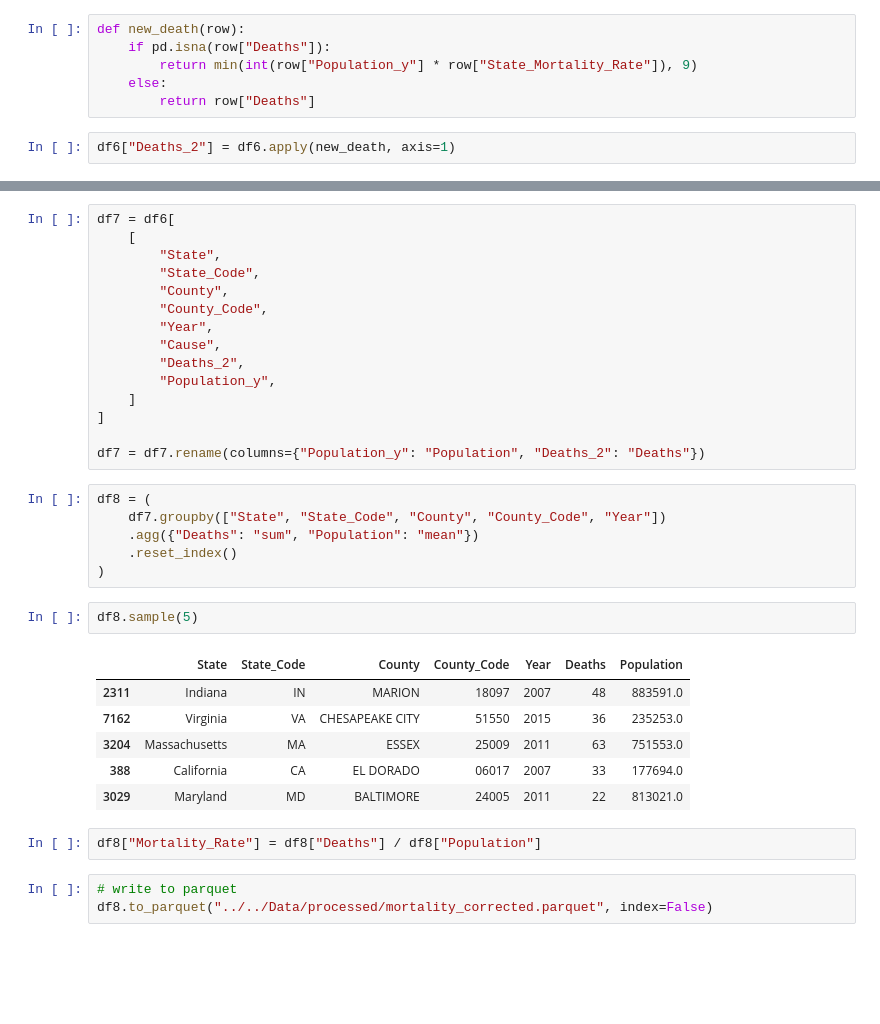
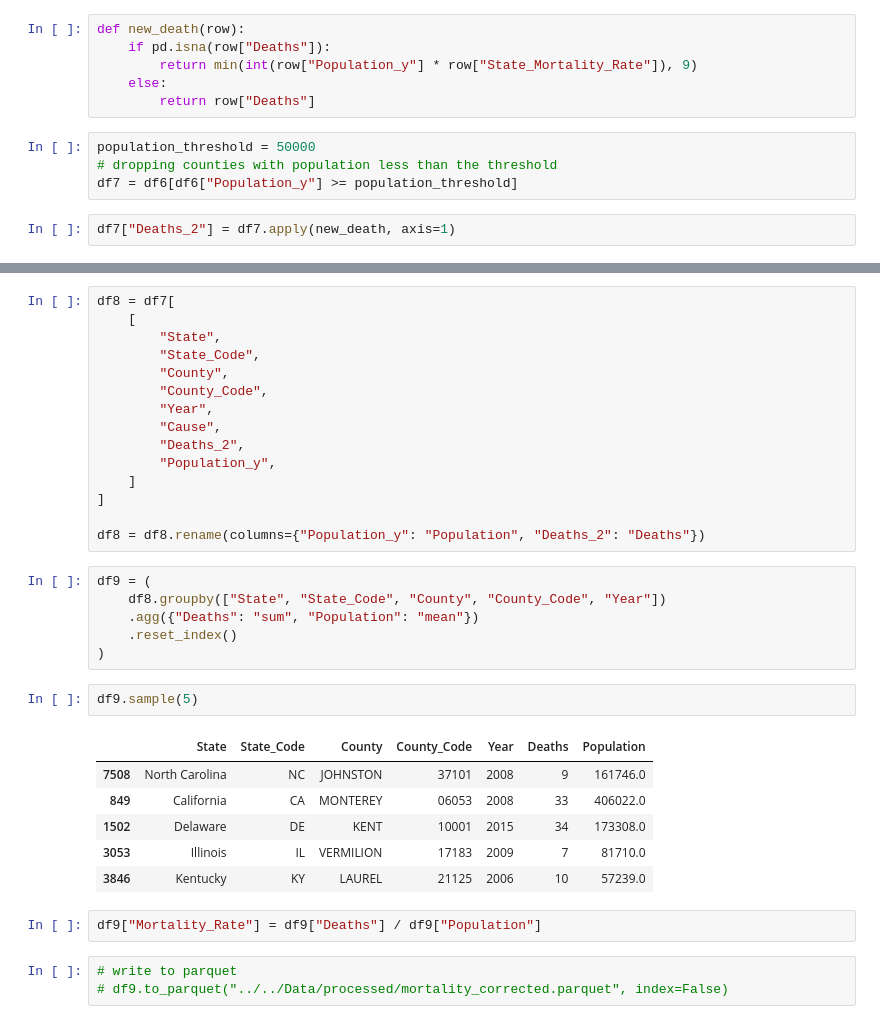
Before and after one commit to MIDS-at-Duke/Opioid-Team-Project-Group-9, a Jupyter notebook: Codes/mortality_data/mortality_correction_v2.ipynb, the cells around one changed output, grey strips where cells are left out. Saved outputs shown, nothing was run; the diff lists cells and outputs as text; blank space fills up the shorter version.

Commit message:
Updated mortality Correction

```diff
--- a/Codes/mortality_data/mortality_correction_v2.ipynb
+++ b/Codes/mortality_data/mortality_correction_v2.ipynb
@@ -425,6 +451,10 @@ def new_death(row):
         return min(int(row["Population_y"] * row["State_Mortality_Rate"]), 9)
     else:
         return row["Deaths"]
+# %%
+population_threshold = 50000
+# dropping counties with population less than the threshold
+df7 = df6[df6["Population_y"] >= population_threshold]
 # %%
-df6["Deaths_2"] = df6.apply(new_death, axis=1)
+df7["Deaths_2"] = df7.apply(new_death, axis=1)
 # %%
@@ -439,5 +469,5 @@ df6.sample(5)
 # %%
-df7 = df6[
+df8 = df7[
     [
         "State",
         "State_Code",
@@ -450,24 +480,24 @@ df7 = df6[
     ]
 ]
 
-df7 = df7.rename(columns={"Population_y": "Population", "Deaths_2": "Deaths"})
+df8 = df8.rename(columns={"Population_y": "Population", "Deaths_2": "Deaths"})
 # %%
-df8 = (
-    df7.groupby(["State", "State_Code", "County", "County_Code", "Year"])
+df9 = (
+    df8.groupby(["State", "State_Code", "County", "County_Code", "Year"])
     .agg({"Deaths": "sum", "Population": "mean"})
     .reset_index()
 )
 # %%
-df8.sample(5)
+df9.sample(5)
 # %% [output]
 |  | State | State_Code | County | County_Code | Year | Deaths | Population |
-| 2311 | Indiana | IN | MARION | 18097 | 2007 | 48 | 883591.0 |
-| 7162 | Virginia | VA | CHESAPEAKE CITY | 51550 | 2015 | 36 | 235253.0 |
-| 3204 | Massachusetts | MA | ESSEX | 25009 | 2011 | 63 | 751553.0 |
-| 388 | California | CA | EL DORADO | 06017 | 2007 | 33 | 177694.0 |
-| 3029 | Maryland | MD | BALTIMORE | 24005 | 2011 | 22 | 813021.0 |
+| 7508 | North Carolina | NC | JOHNSTON | 37101 | 2008 | 9 | 161746.0 |
+| 849 | California | CA | MONTEREY | 06053 | 2008 | 33 | 406022.0 |
+| 1502 | Delaware | DE | KENT | 10001 | 2015 | 34 | 173308.0 |
+| 3053 | Illinois | IL | VERMILION | 17183 | 2009 | 7 | 81710.0 |
+| 3846 | Kentucky | KY | LAUREL | 21125 | 2006 | 10 | 57239.0 |
 # %%
-df8["Mortality_Rate"] = df8["Deaths"] / df8["Population"]
+df9["Mortality_Rate"] = df9["Deaths"] / df9["Population"]
 # %%
 # write to parquet
-df8.to_parquet("../../Data/processed/mortality_corrected.parquet", index=False)
+# df9.to_parquet("../../Data/processed/mortality_corrected.parquet", index=False)
```
Also changed, not shown: parts of 8 cells of this notebook, 2 other files.
